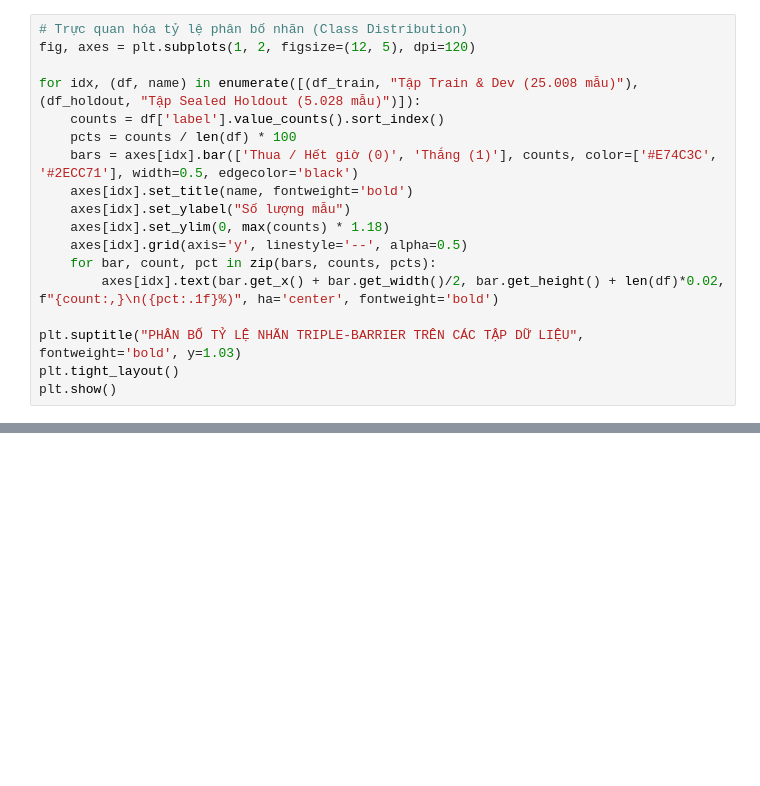
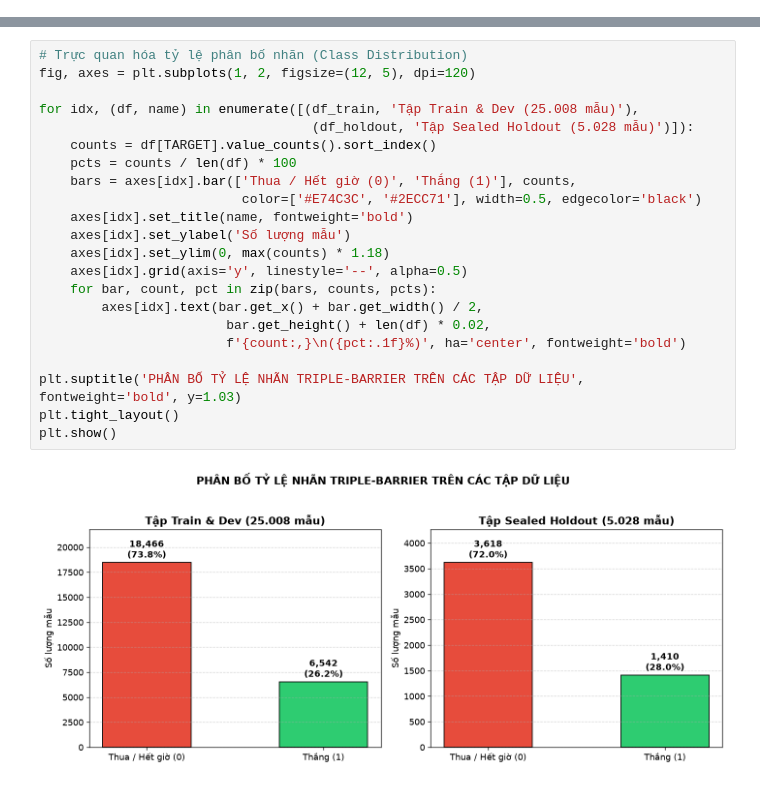
Before and after one commit to thanhnndev/citd-ai-project, a Jupyter notebook: Do_An_Meta_Labeling_BTCUSD.ipynb, the cells around one changed output, grey strips where cells are left out. Drawn from its saved outputs; the diff is of its cells as text; blank space fills up the shorter version.

```diff
--- a/Do_An_Meta_Labeling_BTCUSD.ipynb
+++ b/Do_An_Meta_Labeling_BTCUSD.ipynb
@@ -92,18 +0,0 @@ df_train[FEATURES].head(3)
-# %%
-# Trực quan hóa tỷ lệ phân bố nhãn (Class Distribution)
-fig, axes = plt.subplots(1, 2, figsize=(12, 5), dpi=120)
-
-for idx, (df, name) in enumerate([(df_train, "Tập Train & Dev (25.008 mẫu)"), (df_holdout, "Tập Sealed Holdout (5.028 mẫu)")]):
-    counts = df['label'].value_counts().sort_index()
-    pcts = counts / len(df) * 100
-    bars = axes[idx].bar(['Thua / Hết giờ (0)', 'Thắng (1)'], counts, color=['#E74C3C', '#2ECC71'], width=0.5, edgecolor='black')
-    axes[idx].set_title(name, fontweight='bold')
-    axes[idx].set_ylabel("Số lượng mẫu")
-    axes[idx].set_ylim(0, max(counts) * 1.18)
-    axes[idx].grid(axis='y', linestyle='--', alpha=0.5)
-    for bar, count, pct in zip(bars, counts, pcts):
-        axes[idx].text(bar.get_x() + bar.get_width()/2, bar.get_height() + len(df)*0.02, f"{count:,}\n({pct:.1f}%)", ha='center', fontweight='bold')
-
-plt.suptitle("PHÂN BỐ TỶ LỆ NHÃN TRIPLE-BARRIER TRÊN CÁC TẬP DỮ LIỆU", fontweight='bold', y=1.03)
-plt.tight_layout()
-plt.show()
@@ -371,0 +261,24 @@ plt.show()
+# %%
+# Trực quan hóa tỷ lệ phân bố nhãn (Class Distribution)
+fig, axes = plt.subplots(1, 2, figsize=(12, 5), dpi=120)
+
+for idx, (df, name) in enumerate([(df_train, 'Tập Train & Dev (25.008 mẫu)'),
+                                   (df_holdout, 'Tập Sealed Holdout (5.028 mẫu)')]):
+    counts = df[TARGET].value_counts().sort_index()
+    pcts = counts / len(df) * 100
+    bars = axes[idx].bar(['Thua / Hết giờ (0)', 'Thắng (1)'], counts,
+                          color=['#E74C3C', '#2ECC71'], width=0.5, edgecolor='black')
+    axes[idx].set_title(name, fontweight='bold')
+    axes[idx].set_ylabel('Số lượng mẫu')
+    axes[idx].set_ylim(0, max(counts) * 1.18)
+    axes[idx].grid(axis='y', linestyle='--', alpha=0.5)
+    for bar, count, pct in zip(bars, counts, pcts):
+        axes[idx].text(bar.get_x() + bar.get_width() / 2,
+                        bar.get_height() + len(df) * 0.02,
+                        f'{count:,}\n({pct:.1f}%)', ha='center', fontweight='bold')
+
+plt.suptitle('PHÂN BỐ TỶ LỆ NHÃN TRIPLE-BARRIER TRÊN CÁC TẬP DỮ LIỆU', fontweight='bold', y=1.03)
+plt.tight_layout()
+plt.show()
+# %% [output]
+[figure, added]
```
Also changed, not shown: parts of 37 cells of this notebook, 7 other files.
